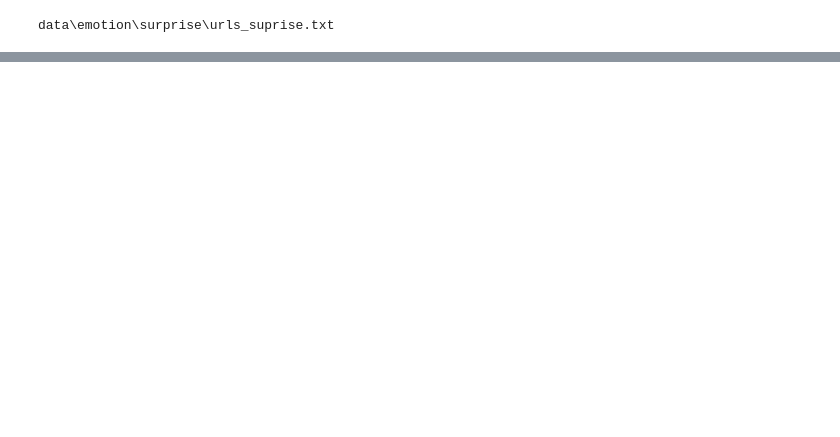
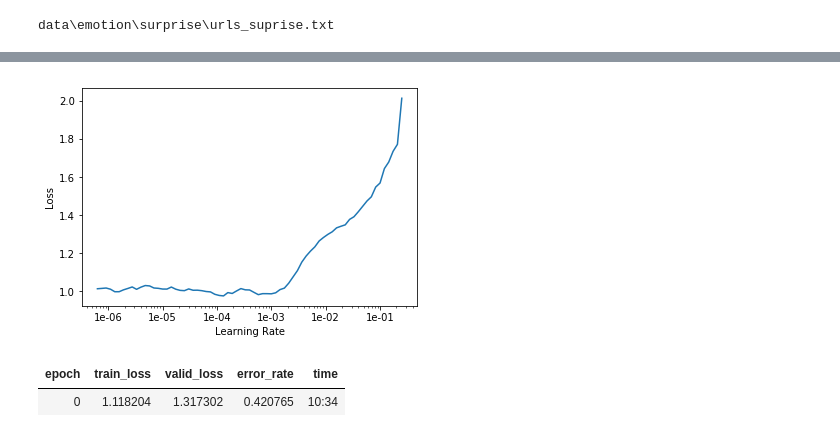
Before and after one commit to sky7725/design-thinking, a Jupyter notebook: 測試用.ipynb, the cells around one changed output, grey strips where cells are left out. Saved outputs shown, nothing was run; the diff lists cells and outputs as text; code cells hidden in the pictures; blank space fills up the shorter version.

```diff
--- a/測試用.ipynb
+++ b/測試用.ipynb
@@ -66,0 +72,2 @@ data.show_batch(rows=30, figsize=(20,20))
+# %%
+learn = cnn_learner(data, models.resnet34, metrics=error_rate)
@@ -66,0 +76,2 @@ data.show_batch(rows=30, figsize=(20,20))
+# %%
+learn.fit_one_cycle(3)
@@ -66,0 +92,10 @@ data.show_batch(rows=30, figsize=(20,20))
+# %%
+# learn.lr_find(start_lr=1e-5, end_lr=1e-1)
+learn.recorder.plot()
+# %% [output]
+[figure, added]
+# %%
+learn.fit_one_cycle(1, max_lr=slice(6e-4,8e-4))
+# %% [output]
+| epoch | train_loss | valid_loss | error_rate | time |
+| 0 | 1.118204 | 1.317302 | 0.420765 | 10:34 |
```
Also changed, not shown: parts of 24 cells of this notebook.
